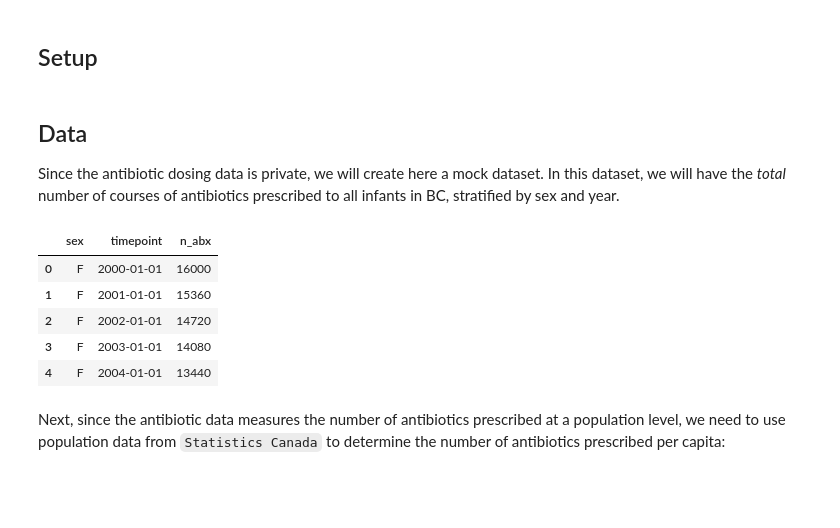
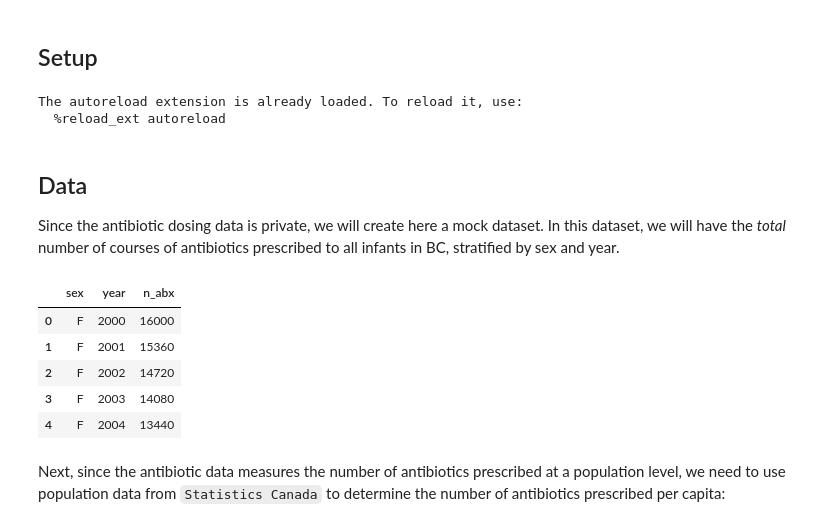
Before and after one commit to resplab/leap, a Jupyter notebook: docs/model/model-antibiotics.ipynb, the cells around one changed output. Saved outputs shown, nothing was run; the diff lists cells and outputs as text; code cells hidden in the pictures; blank space fills up the shorter version.

Commit message:
Revert "Monthly Conversion: Antibiotic Exposure"

```diff
--- a/docs/model/model-antibiotics.ipynb
+++ b/docs/model/model-antibiotics.ipynb
@@ -9,14 +9,14 @@ pio.renderers.default = "sphinx_gallery"
 import plotly.express as px
 import pandas as pd
 import numpy as np
-import datetime as dt
 import itertools
 import statsmodels.api as sm
 import statsmodels.formula.api as smf
-from leap.utils import date_range, TimeDelta
 from leap.data_generation.utils import heaviside
-from leap.data_generation.antibiotic_data import load_birth_data, convert_sex_to_numeric, \
-    convert_timepoint_to_numeric
+from leap.data_generation.antibiotic_data import load_birth_data
+# %% [output]
+The autoreload extension is already loaded. To reload it, use:
+  %reload_ext autoreload
 # %%
 # Plot Settings
 pio.templates.default = "plotly_white"
@@ -34,27 +34,27 @@ we will have the *total* number of courses of antibiotics prescribed to all infa
 stratified by sex and year.
 # %%
 # Data was collected for the years 2000-2018
-years = list(date_range(start=dt.datetime(2000, 1, 1), stop=dt.datetime(2018, 12, 31), step=TimeDelta(years=1)))
+years = np.arange(2000, 2018)
 
 # Mock data for antibiotic courses prescribed to infants using an approximate linear trend
 n_abx_female = [-640 * i + 16000 for i, _ in enumerate(years)]
 n_abx_male = [-880 * i + 22000 for i, _ in enumerate(years)]
 n_abx = n_abx_female + n_abx_male
 
 # Create a DataFrame for antibiotic courses prescribed to infants
 df_abx = pd.DataFrame(
     data=list(itertools.product(["F", "M"], years)),
-    columns=["sex", "timepoint"]
+    columns=["sex", "year"]
 )
 df_abx["n_abx"] = n_abx
 df_abx.head()
 # %% [output]
-|  | sex | timepoint | n_abx |
-| 0 | F | 2000-01-01 | 16000 |
-| 1 | F | 2001-01-01 | 15360 |
-| 2 | F | 2002-01-01 | 14720 |
-| 3 | F | 2003-01-01 | 14080 |
-| 4 | F | 2004-01-01 | 13440 |
+|  | sex | year | n_abx |
+| 0 | F | 2000 | 16000 |
+| 1 | F | 2001 | 15360 |
+| 2 | F | 2002 | 14720 |
+| 3 | F | 2003 | 14080 |
+| 4 | F | 2004 | 13440 |
 # %% [markdown]
 Next, since the antibiotic data measures the number of antibiotics prescribed at a population level,
 we need to use population data from `Statistics Canada` to determine the number of antibiotics
```
Also changed, not shown: parts of 18 cells of this notebook, 18 other files.
